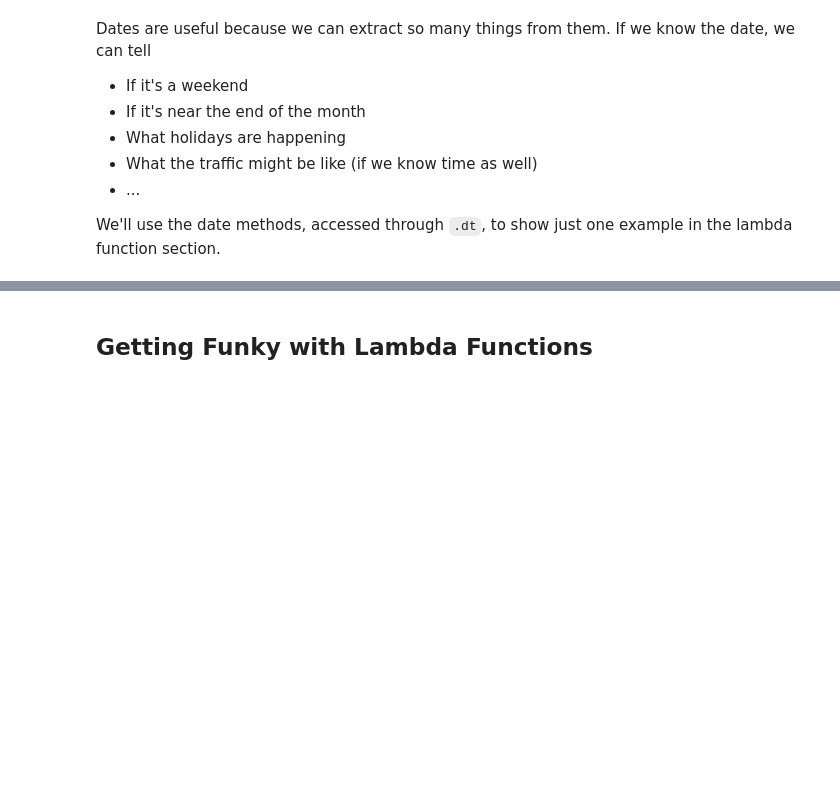
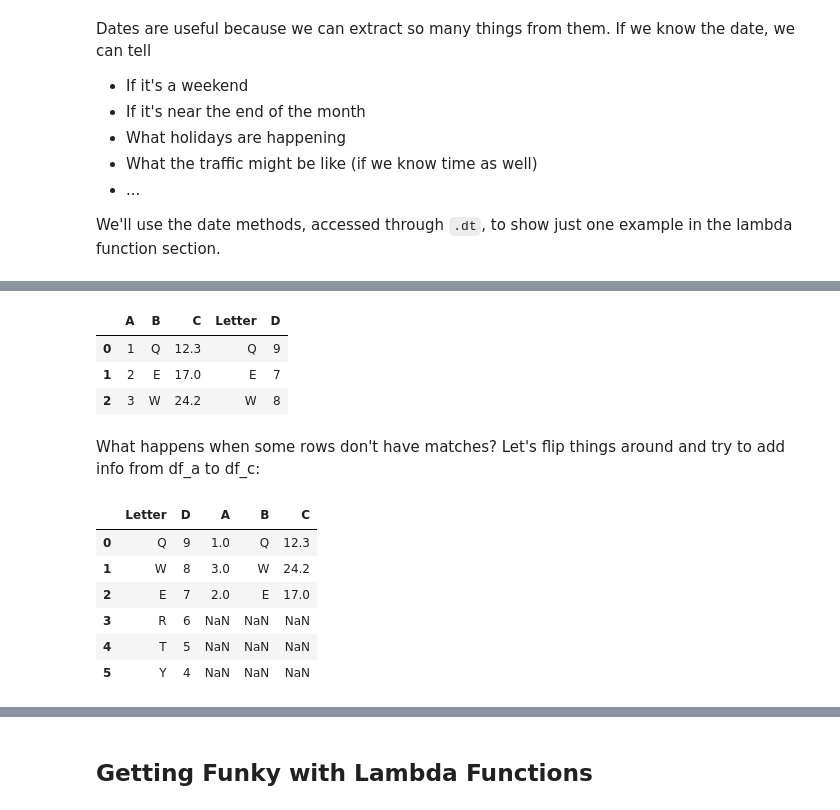
Before and after one commit to johnowhitaker/ds_zero, a Jupyter notebook: 02_Data_Cleaning_and_Visualization.ipynb, the cells around one changed output, grey strips where cells are left out. Saved outputs shown, nothing was run; the diff lists cells and outputs as text; code cells hidden in the pictures; blank space fills up the shorter version.

```diff
--- a/02_Data_Cleaning_and_Visualization.ipynb
+++ b/02_Data_Cleaning_and_Visualization.ipynb
@@ -397,0 +398,7 @@ We'll discuss these options each time we encounter missing data. For now, let's
+# %%
+df_a = pd.DataFrame({
+    'A':[1, 2, 3],
+    'B':['Q', 'E', 'W'],
+    'C':[12.3, 17, 24.2]
+})
+df_a
@@ -397,0 +421,6 @@ We'll discuss these options each time we encounter missing data. For now, let's
+# %%
+df_c = pd.DataFrame({
+    'Letter':['Q', 'W', 'E', 'R', 'T', 'Y'],
+    'D':[9, 8, 7, 6, 5, 4]
+})
+df_c
@@ -397,0 +468,25 @@ We'll discuss these options each time we encounter missing data. For now, let's
+# %%
+pd.merge(df_a, # Left dataframe
+         df_c, # Right dataframe
+         left_on='B', # Column with the key
+         right_on='Letter', # Column with the key
+         how='left') # Type of merge/join
+# %% [output]
+|  | A | B | C | Letter | D |
+| 0 | 1 | Q | 12.3 | Q | 9 |
+| 1 | 2 | E | 17.0 | E | 7 |
+| 2 | 3 | W | 24.2 | W | 8 |
+# %% [markdown]
+What happens when some rows don't have matches? Let's flip things around and try to add info from df_a to df_c:
+# %%
+pd.merge(df_c, # Switched - df_c now the left one
+         df_a, # Right dataframe
+         left_on='Letter', right_on='B', how='left')
+# %% [output]
+|  | Letter | D | A | B | C |
+| 0 | Q | 9 | 1.0 | Q | 12.3 |
+| 1 | W | 8 | 3.0 | W | 24.2 |
+| 2 | E | 7 | 2.0 | E | 17.0 |
+| 3 | R | 6 | NaN | NaN | NaN |
+| 4 | T | 5 | NaN | NaN | NaN |
+| 5 | Y | 4 | NaN | NaN | NaN |
```
Also changed, not shown: parts of 15 cells of this notebook, 5 other files.
